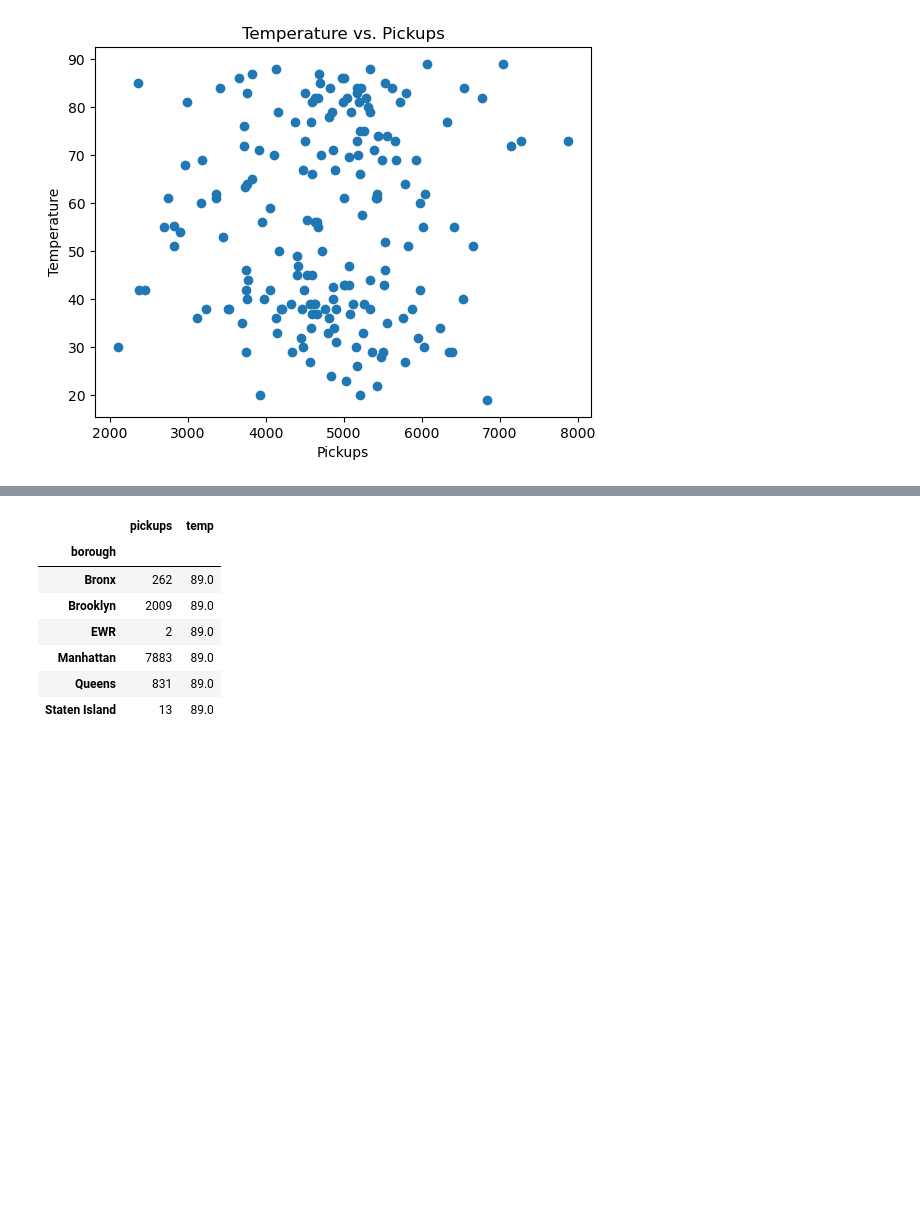
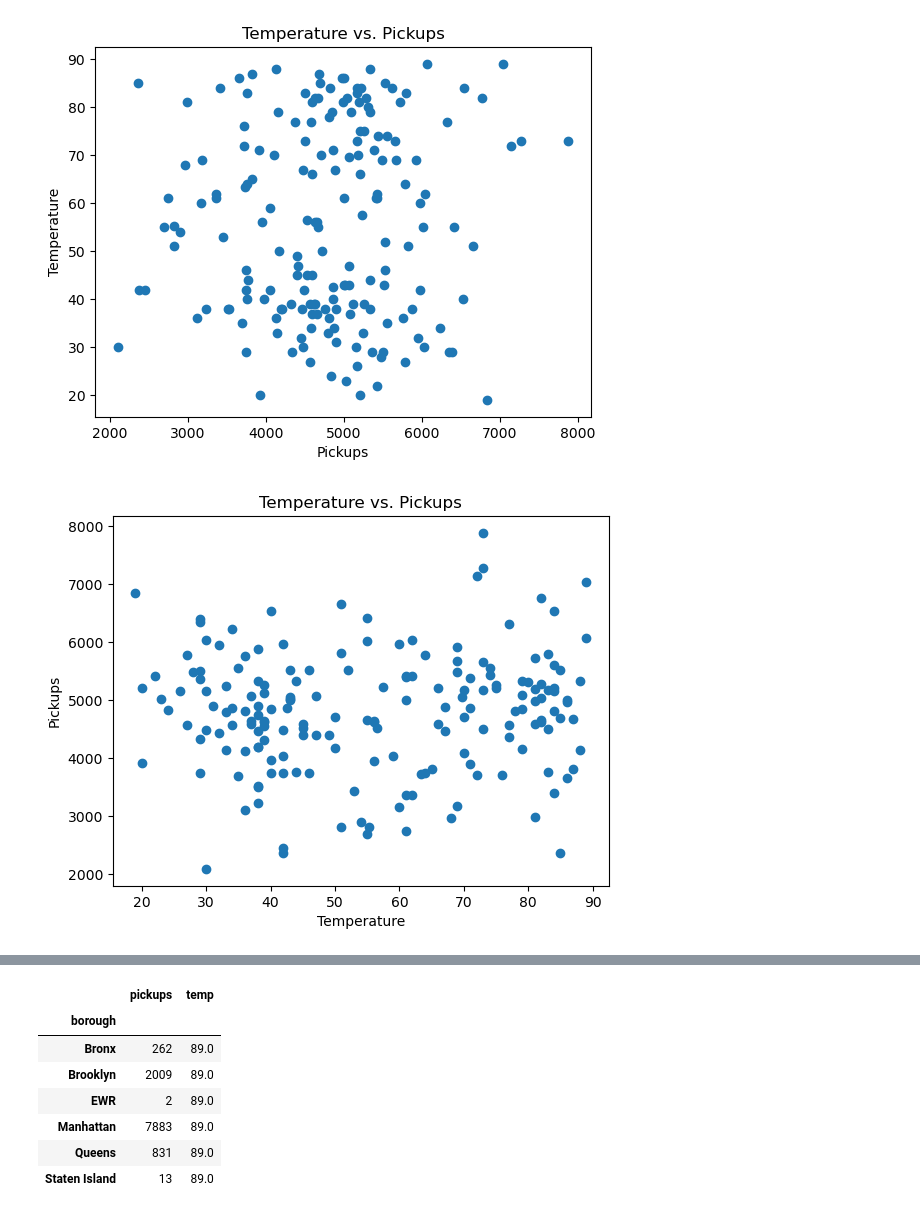
Before and after one commit to Jherza-X/Project1-Group9, a Jupyter notebook: Uber-Weather-Project/project-1 - Q1.ipynb, the cells around one changed output, grey strips where cells are left out. Saved outputs shown, nothing was run; the diff lists cells and outputs as text; code cells hidden in the pictures; blank space fills up the shorter version.

```diff
--- a/Uber-Weather-Project/project-1 - Q1.ipynb
+++ b/Uber-Weather-Project/project-1 - Q1.ipynb
@@ -134,6 +134,14 @@ plt.title('Temperature vs. Pickups')
 plt.show()
 # %% [output]
 [figure]
+# %%
+plt.scatter(max_df['temp'],max_df['pickups'])
+plt.xlabel('Temperature')
+plt.ylabel('Pickups')
+plt.title('Temperature vs. Pickups')
+plt.show()
+# %% [output]
+[figure, added]
 # %%
 pickups = max_df['pickups']
 temp = max_df['temp']
```
Also changed, not shown: parts of 2 cells of this notebook.
